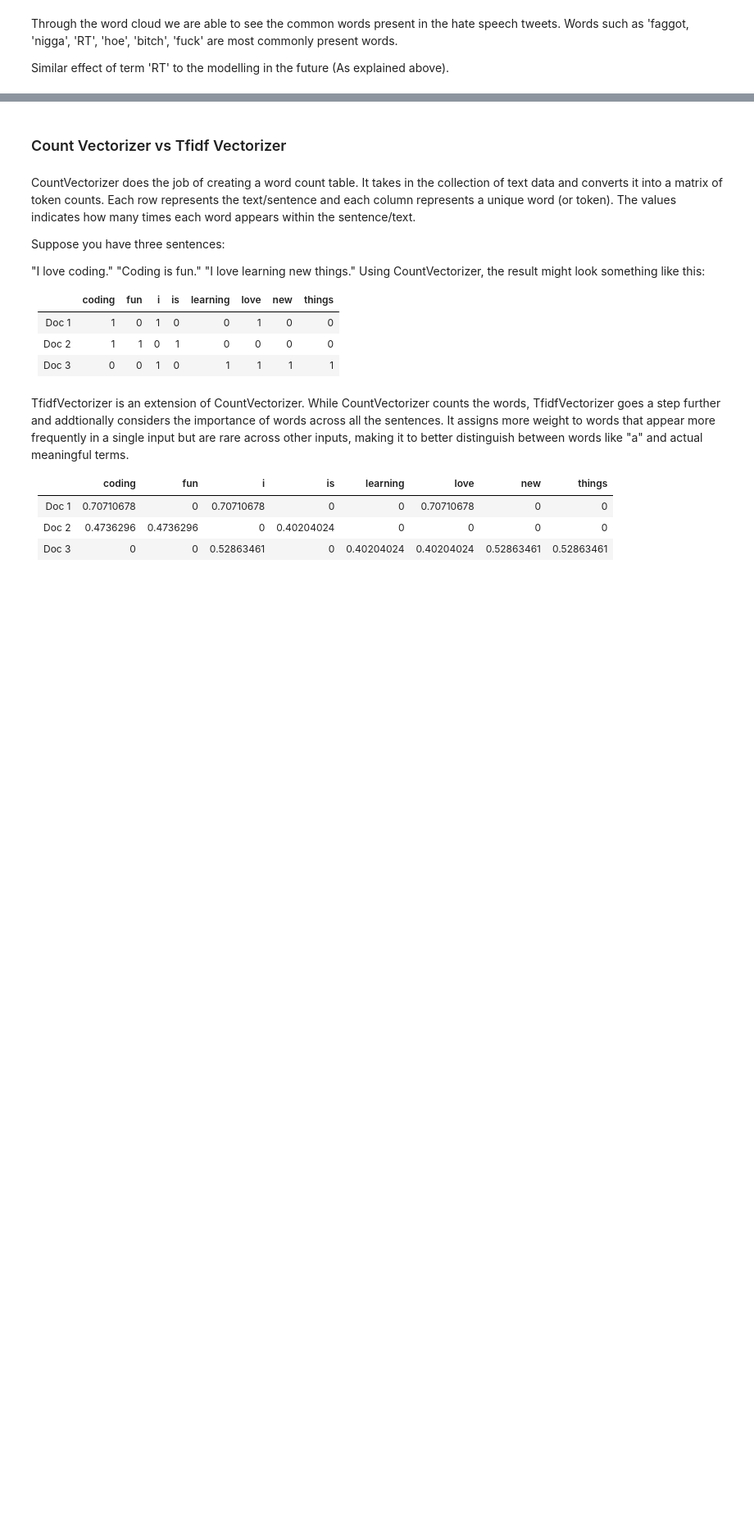
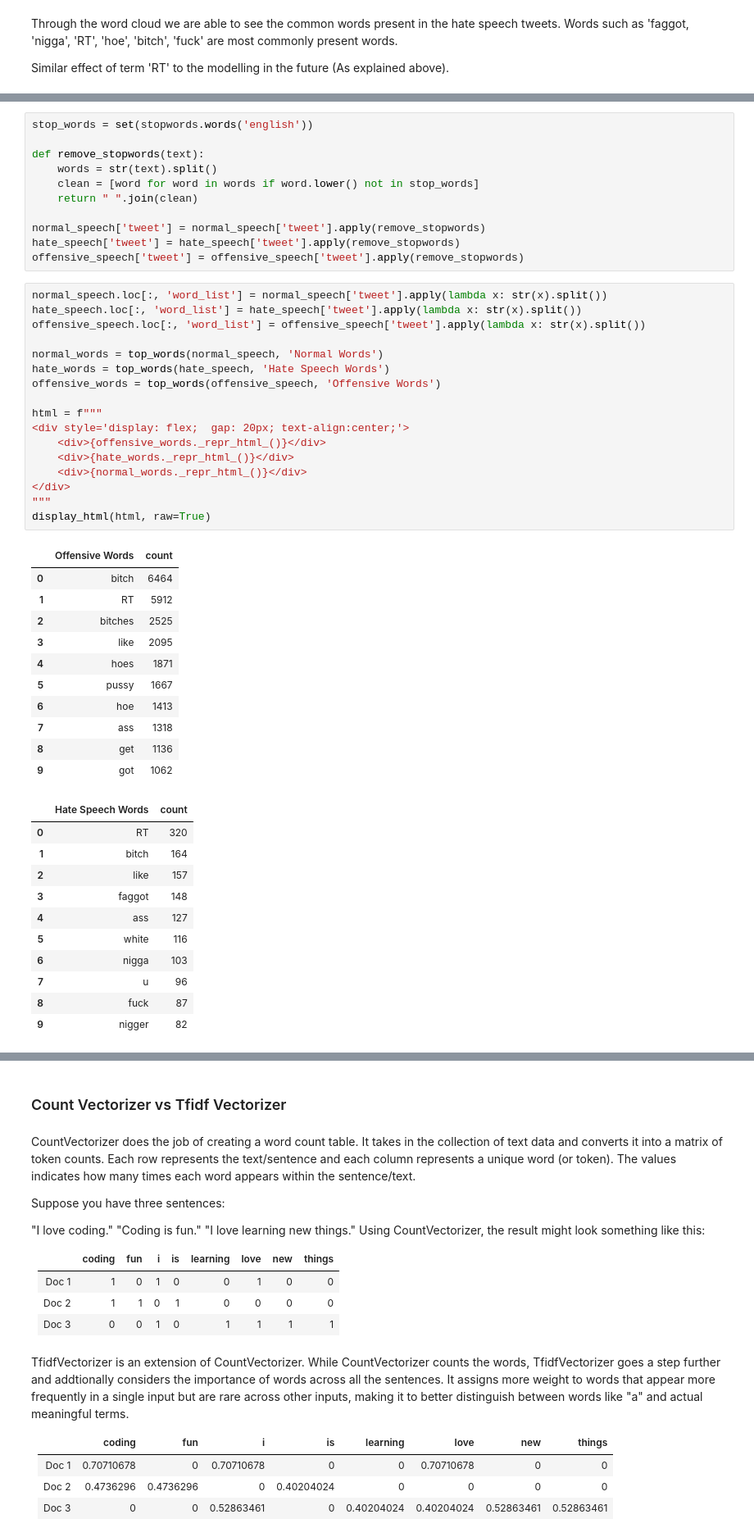
Before and after one commit to RajVarunn/nlp_sentimentanalysis, a Jupyter notebook: raj.ipynb, the cells around one changed output, grey strips where cells are left out. Shown at 82% size. Saved outputs shown, nothing was run; the diff lists cells and outputs as text; blank space fills up the shorter version.

```diff
--- a/raj.ipynb
+++ b/raj.ipynb
@@ -307,0 +401,51 @@ Term's such as 't', 'co' also comes under this case.
+# %%
+stop_words = set(stopwords.words('english'))
+
+def remove_stopwords(text):
+    words = str(text).split()
+    clean = [word for word in words if word.lower() not in stop_words]
+    return " ".join(clean)
+
+normal_speech['tweet'] = normal_speech['tweet'].apply(remove_stopwords)
+hate_speech['tweet'] = hate_speech['tweet'].apply(remove_stopwords)
+offensive_speech['tweet'] = offensive_speech['tweet'].apply(remove_stopwords)
+# %%
+normal_speech.loc[:, 'word_list'] = normal_speech['tweet'].apply(lambda x: str(x).split())
+hate_speech.loc[:, 'word_list'] = hate_speech['tweet'].apply(lambda x: str(x).split())
+offensive_speech.loc[:, 'word_list'] = offensive_speech['tweet'].apply(lambda x: str(x).split())
+
+normal_words = top_words(normal_speech, 'Normal Words')
+hate_words = top_words(hate_speech, 'Hate Speech Words')
+offensive_words = top_words(offensive_speech, 'Offensive Words')
+
+html = f"""
+<div style='display: flex;  gap: 20px; text-align:center;'>
+    <div>{offensive_words._repr_html_()}</div>
+    <div>{hate_words._repr_html_()}</div>
+    <div>{normal_words._repr_html_()}</div>
+</div>
+"""
+display_html(html, raw=True)
+# %% [output]
+|  | Offensive Words | count |
+| 0 | bitch | 6464 |
+| 1 | RT | 5912 |
+| 2 | bitches | 2525 |
+| 3 | like | 2095 |
+| 4 | hoes | 1871 |
+| 5 | pussy | 1667 |
+| 6 | hoe | 1413 |
+| 7 | ass | 1318 |
+| 8 | get | 1136 |
+| 9 | got | 1062 |
+|  | Hate Speech Words | count |
+| 0 | RT | 320 |
+| 1 | bitch | 164 |
+| 2 | like | 157 |
+| 3 | faggot | 148 |
+| 4 | ass | 127 |
+| 5 | white | 116 |
+| 6 | nigga | 103 |
+| 7 | u | 96 |
+| 8 | fuck | 87 |
+| 9 | nigger | 82 |
```
Also changed, not shown: parts of 11 cells of this notebook.
